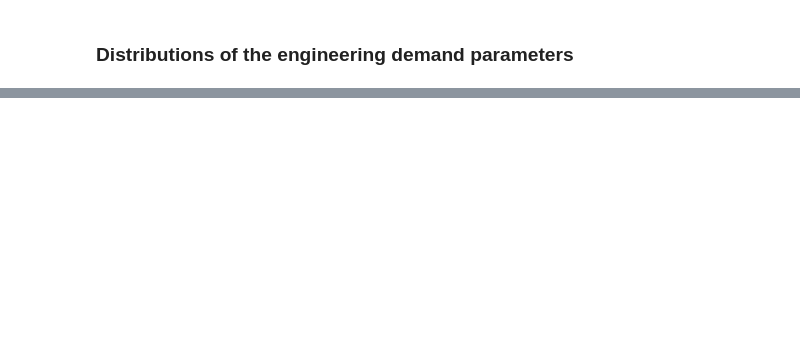
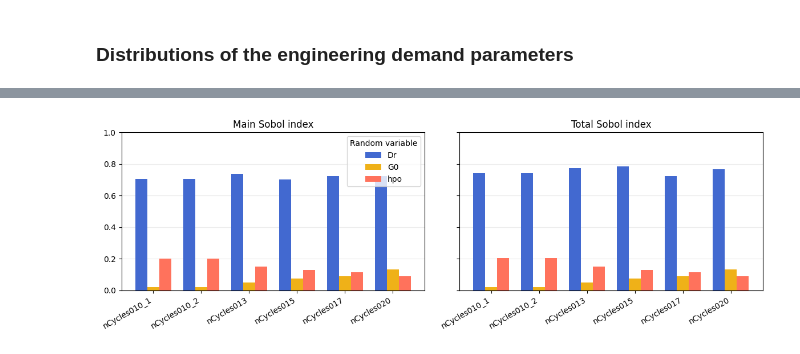
Before and after one commit to DesignSafe-CI/dapi, a Jupyter notebook: examples/quoFEM-sensitivity/quoFEM-sensitivity-dapi.ipynb, the cells around one changed output, grey strips where cells are left out. Saved outputs shown, nothing was run; the diff lists cells and outputs as text; code cells hidden in the pictures; blank space fills up the shorter version.

```diff
--- a/examples/quoFEM-sensitivity/quoFEM-sensitivity-dapi.ipynb
+++ b/examples/quoFEM-sensitivity/quoFEM-sensitivity-dapi.ipynb
@@ -341,0 +294,29 @@ no
+# %%
+import numpy as np
+
+sobol = results.sobol_indices
+palette = ["#4269d0", "#efb118", "#ff725c"]  # fixed hue per random variable
+
+fig, axes = plt.subplots(1, 2, figsize=(12, 4), sharey=True)
+x = np.arange(len(sobol.index))
+width = 0.25
+for ax, prefix, title in zip(axes, ("Sm", "St"), ("Main", "Total")):
+    for i, (rv, color) in enumerate(zip(rv_names, palette)):
+        ax.bar(
+            x + (i - 1) * width,
+            sobol[f"{prefix}({rv})"],
+            width,
+            color=color,
+            label=rv if prefix == "Sm" else None,
+        )
+    ax.set_title(f"{title} Sobol index")
+    ax.set_ylim(0, 1)
+    ax.set_xticks(x)
+    ax.set_xticklabels(sobol.index, rotation=30, ha="right")
+    ax.grid(alpha=0.25, axis="y")
+    ax.set_axisbelow(True)
+axes[0].legend(title="Random variable")
+fig.tight_layout()
+plt.show()
+# %% [output]
+[figure, added]
```
Also changed, not shown: parts of 25 cells of this notebook, 8 other files.
